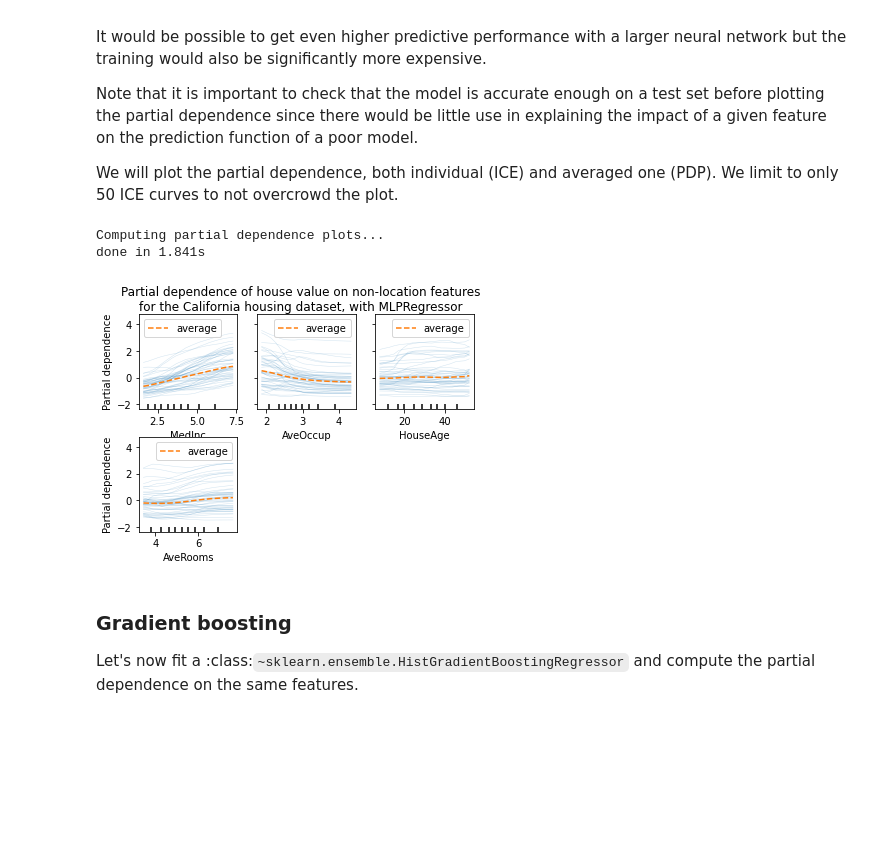
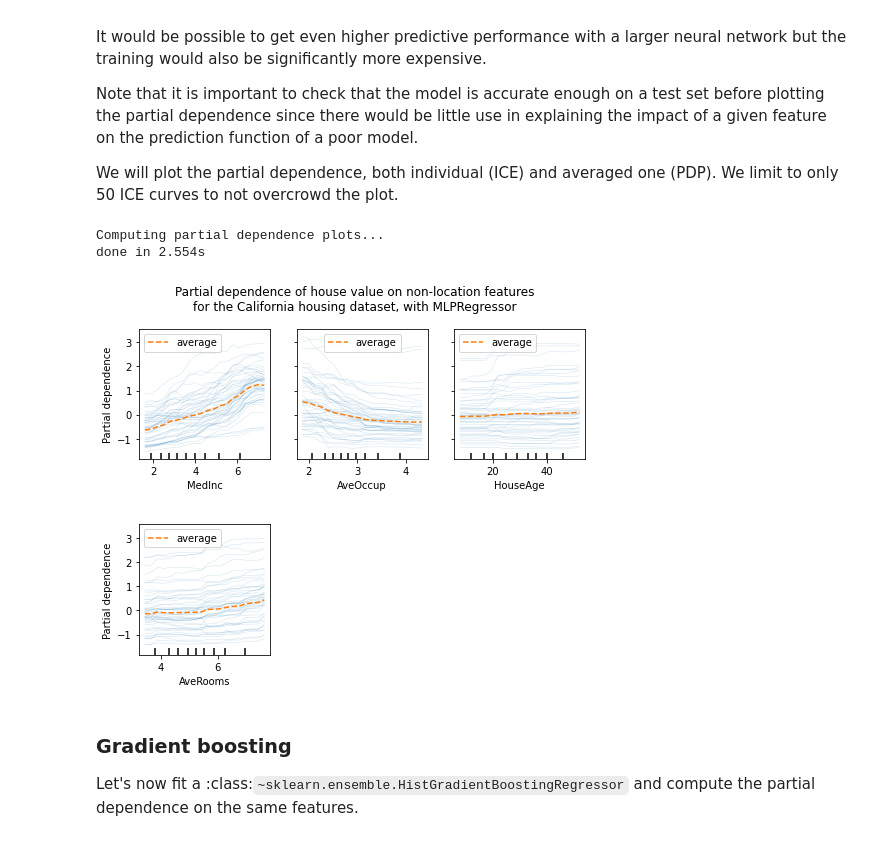
Before and after one commit to glemaitre/datascience_middle_course, a Jupyter notebook: 09_inspection/03_plot_partial_dependence.ipynb, the cells around one changed output. Cells and saved outputs as stored; diff of their text form; code cells hidden in the pictures; blank space fills up the shorter version.

```diff
--- a/09_inspection/03_plot_partial_dependence.ipynb
+++ b/09_inspection/03_plot_partial_dependence.ipynb
@@ -108,33 +108,35 @@ We will plot the partial dependence, both individual (ICE) and averaged one
 # %%
 import matplotlib.pyplot as plt
 from sklearn.inspection import partial_dependence
 from sklearn.inspection import PartialDependenceDisplay
 
 print("Computing partial dependence plots...")
 tic = time()
+_, ax = plt.subplots(figsize=(8, 6))
 features = ["MedInc", "AveOccup", "HouseAge", "AveRooms"]
 display = PartialDependenceDisplay.from_estimator(
     est,
     X_train,
     features,
     kind="both",
     subsample=50,
     n_jobs=3,
     grid_resolution=20,
     random_state=0,
     ice_lines_kw={"color": "tab:blue", "alpha": 0.2, "linewidth": 0.5},
     pd_line_kw={"color": "tab:orange", "linestyle": "--"},
+    ax=ax,
 )
 print(f"done in {time() - tic:.3f}s")
 display.figure_.suptitle(
     "Partial dependence of house value on non-location features\n"
     "for the California housing dataset, with MLPRegressor"
 )
-display.figure_.subplots_adjust(hspace=0.3)
+display.figure_.subplots_adjust(hspace=0.5)
 # %% [output]
 Computing partial dependence plots...
-done in 1.841s
+done in 2.554s
-[figure, old version]
+[figure, new version]
 # %% [markdown]
 ### Gradient boosting
 
```
Also changed, not shown: parts of 3 cells of this notebook.
